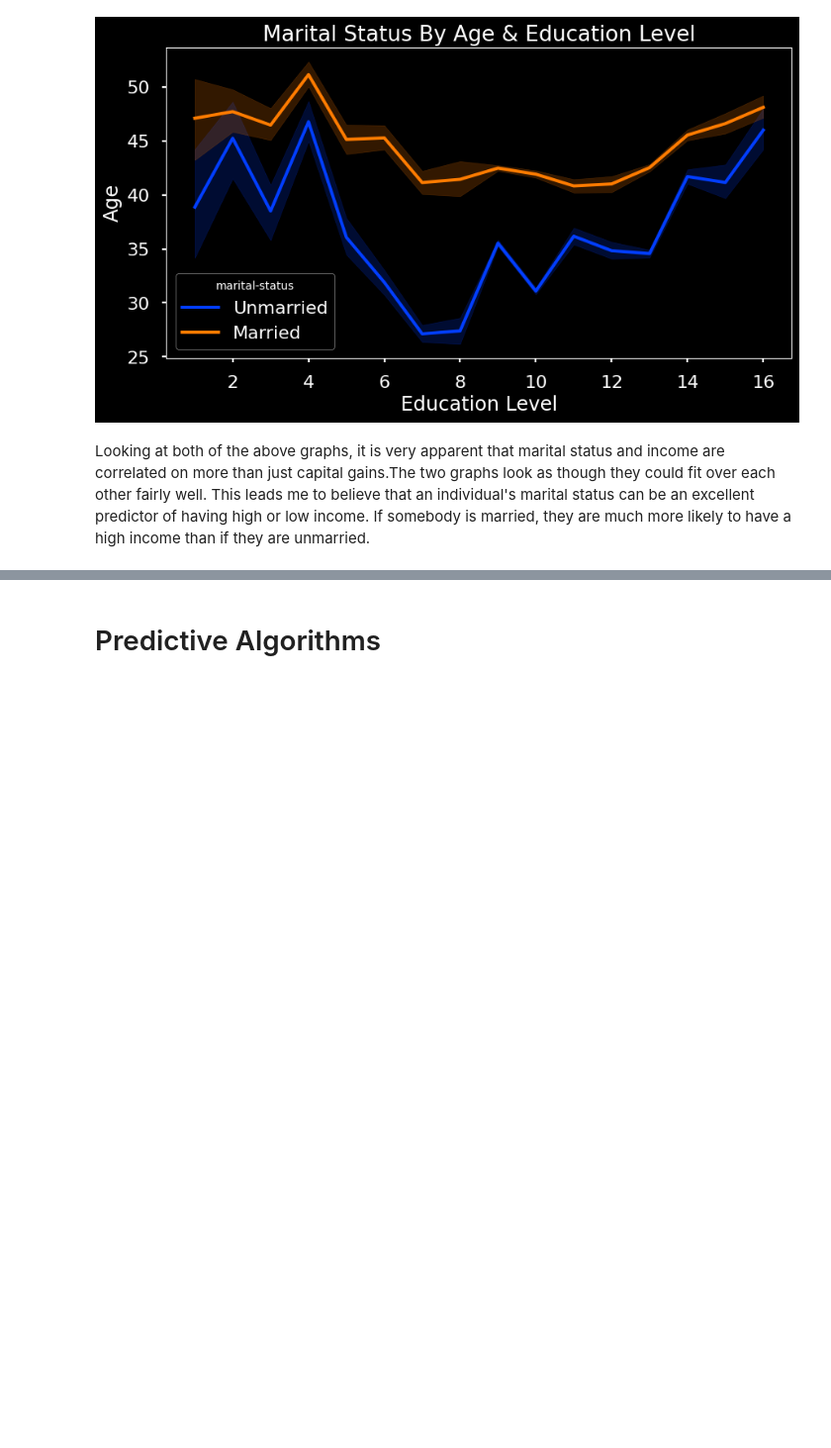
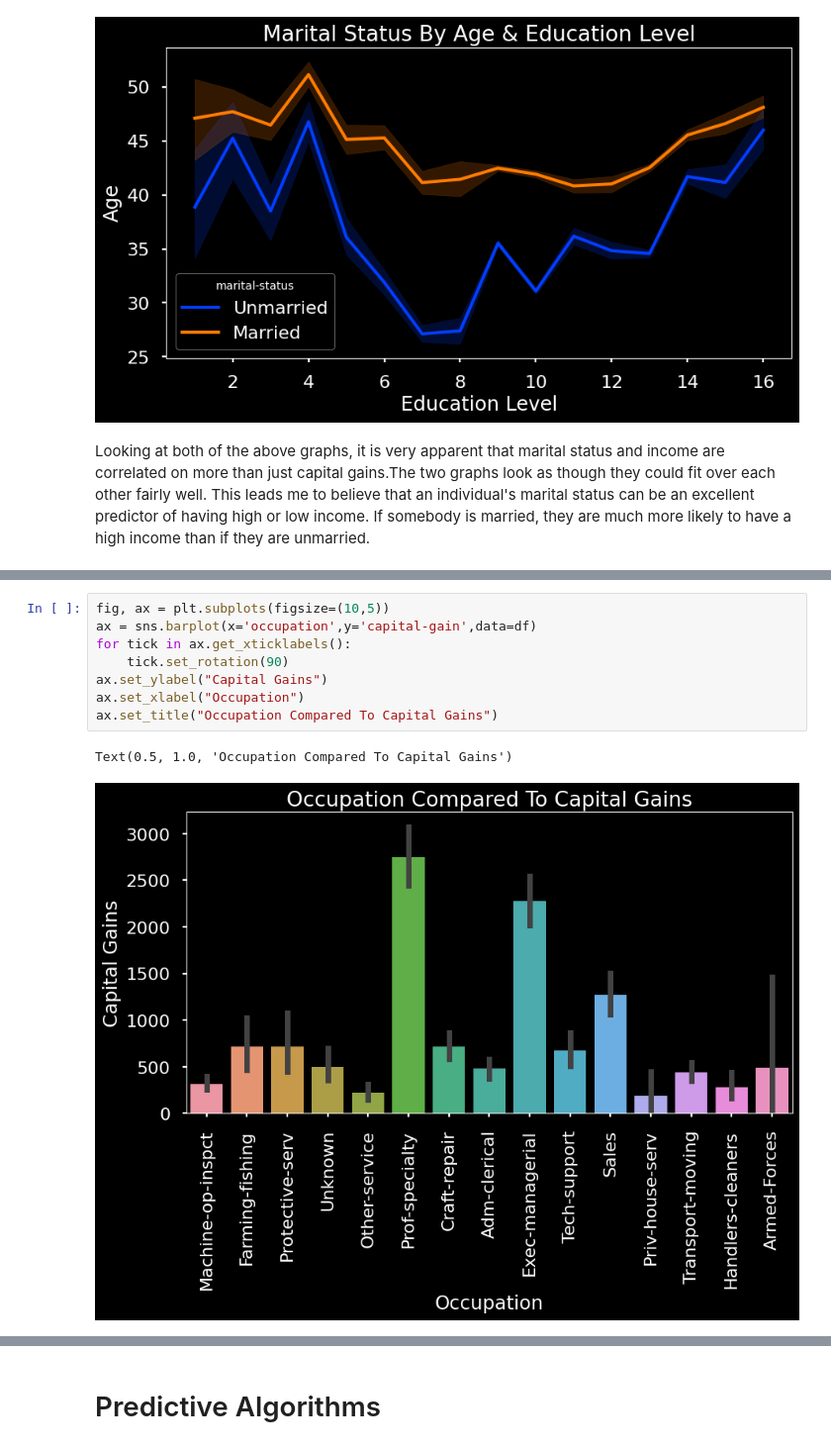
Before and after one commit to JamisonHunter/Adult-Income-Prediction, a Jupyter notebook: adult_income_prediction_j_hunter.ipynb, the cells around one changed output, grey strips where cells are left out. Shown at 99% size. Cells and saved outputs as stored; diff of their text form; blank space fills up the shorter version.

```diff
--- a/adult_income_prediction_j_hunter.ipynb
+++ b/adult_income_prediction_j_hunter.ipynb
@@ -569,0 +581,11 @@ Looking at both of the above graphs, it is very apparent that marital status and
+# %%
+fig, ax = plt.subplots(figsize=(10,5))
+ax = sns.barplot(x='occupation',y='capital-gain',data=df)
+for tick in ax.get_xticklabels():
+    tick.set_rotation(90)
+ax.set_ylabel("Capital Gains")
+ax.set_xlabel("Occupation")
+ax.set_title("Occupation Compared To Capital Gains")
+# %% [output]
+Text(0.5, 1.0, 'Occupation Compared To Capital Gains')
+[figure, added]
```
Also changed, not shown: parts of 5 cells of this notebook.
